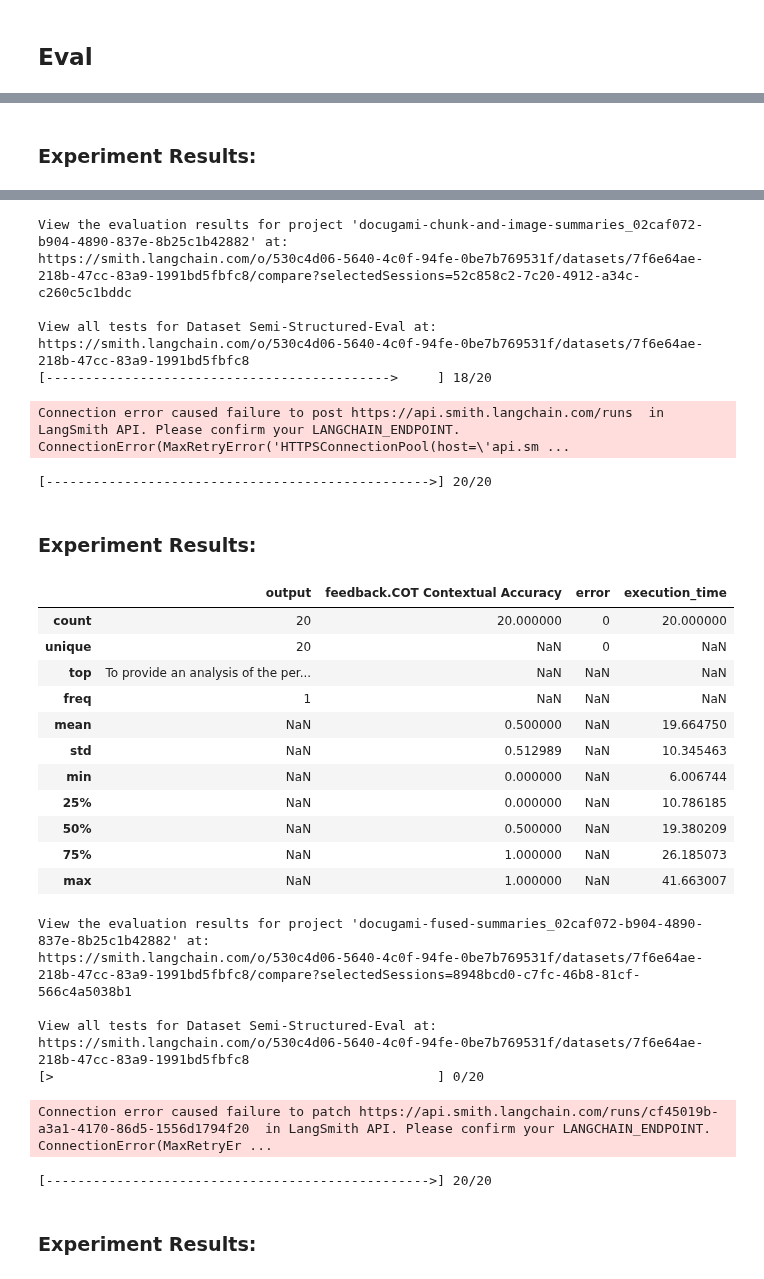
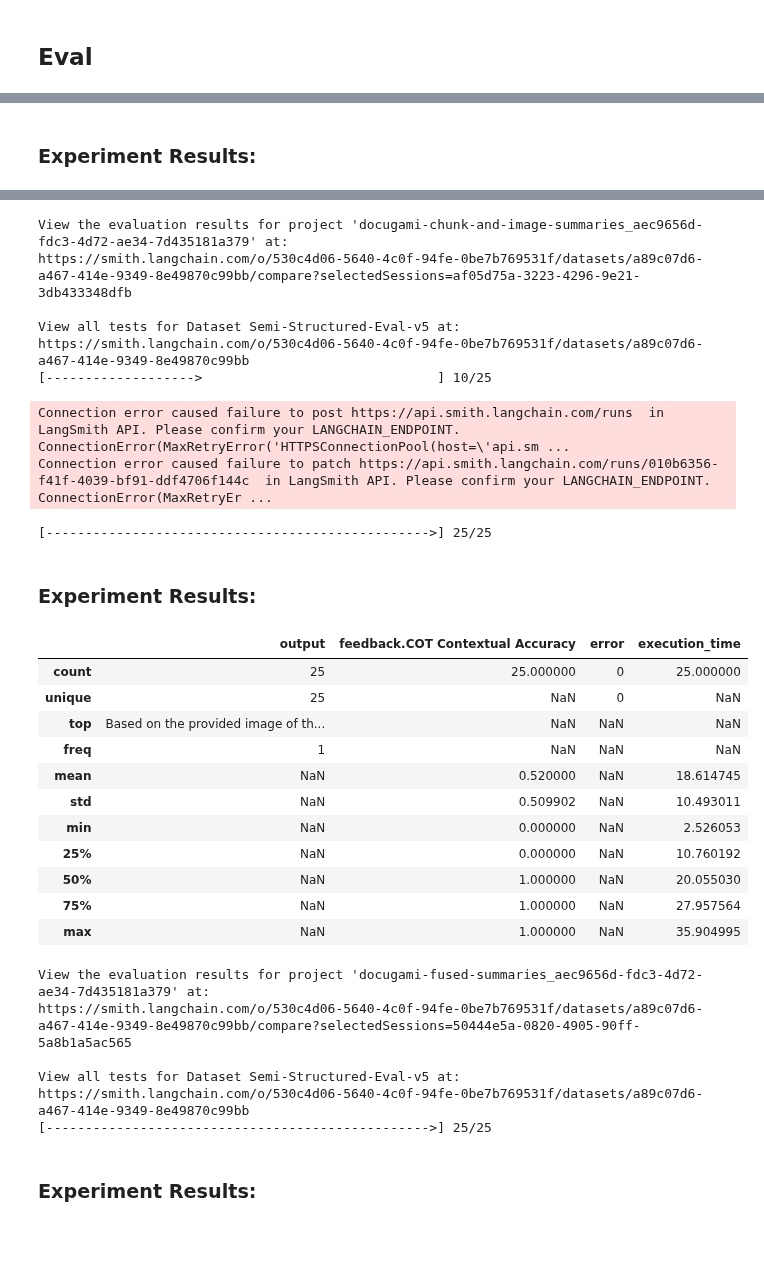
Before and after one commit to langchain-ai/langchain-benchmarks, a Jupyter notebook: docs/source/notebooks/retrieval/semi_structured_benchmarking/ss_eval_docugami.ipynb, the cells around one changed output, grey strips where cells are left out. Saved outputs shown, nothing was run; the diff lists cells and outputs as text; code cells hidden in the pictures; blank space fills up the shorter version.

Commit message:
Update for latest eval

```diff
--- a/docs/source/notebooks/retrieval/semi_structured_benchmarking/ss_eval_docugami.ipynb
+++ b/docs/source/notebooks/retrieval/semi_structured_benchmarking/ss_eval_docugami.ipynb
@@ -889,7 +882,7 @@ def run_eval(chain, eval_run_name):
     client = Client()
     test_run = client.run_on_dataset(
         ### TODO: Replace with public dataset
-        dataset_name="Semi-Structured-Eval",
+        dataset_name="Semi-Structured-Eval-v5",
         llm_or_chain_factory=lambda: (lambda x: x["question"]) | chain,
         evaluation=eval_config,
         verbose=True,
@@ -930,31 +923,30 @@ Experiment Results:
-View the evaluation results for project 'docugami-chunk-and-image-summaries_02caf072-b904-4890-837e-8b25c1b42882' at:
-https://smith.langchain.com/o/530c4d06-5640-4c0f-94fe-0be7b769531f/datasets/7f6e64ae-218b-47cc-83a9-1991bd5fbfc8/compare?selectedSessions=52c858c2-7c20-4912-a34c-c260c5c1bddc
+View the evaluation results for project 'docugami-chunk-and-image-summaries_aec9656d-fdc3-4d72-ae34-7d435181a379' at:
+https://smith.langchain.com/o/530c4d06-5640-4c0f-94fe-0be7b769531f/datasets/a89c07d6-a467-414e-9349-8e49870c99bb/compare?selectedSessions=af05d75a-3223-4296-9e21-3db433348dfb
 
-View all tests for Dataset Semi-Structured-Eval at:
-https://smith.langchain.com/o/530c4d06-5640-4c0f-94fe-0be7b769531f/datasets/7f6e64ae-218b-47cc-83a9-1991bd5fbfc8
-[-------------------------------------------->     ] 18/20
+View all tests for Dataset Semi-Structured-Eval-v5 at:
+https://smith.langchain.com/o/530c4d06-5640-4c0f-94fe-0be7b769531f/datasets/a89c07d6-a467-414e-9349-8e49870c99bb
+[------------------->                              ] 10/25
 Connection error caused failure to post https://api.smith.langchain.com/runs  in LangSmith API. Please confirm your LANGCHAIN_ENDPOINT. ConnectionError(MaxRetryError('HTTPSConnectionPool(host=\'api.sm ...
+Connection error caused failure to patch https://api.smith.langchain.com/runs/010b6356-f41f-4039-bf91-ddf4706f144c  in LangSmith API. Please confirm your LANGCHAIN_ENDPOINT. ConnectionError(MaxRetryEr ...
-[------------------------------------------------->] 20/20
+[------------------------------------------------->] 25/25
 Experiment Results:
 |  | output | feedback.COT Contextual Accuracy | error | execution_time |
-| count | 20 | 20.000000 | 0 | 20.000000 |
-| unique | 20 | NaN | 0 | NaN |
-| top | To provide an analysis of the per... | NaN | NaN | NaN |
+| count | 25 | 25.000000 | 0 | 25.000000 |
+| unique | 25 | NaN | 0 | NaN |
+| top | Based on the provided image of th... | NaN | NaN | NaN |
 | freq | 1 | NaN | NaN | NaN |
-| mean | NaN | 0.500000 | NaN | 19.664750 |
-| std | NaN | 0.512989 | NaN | 10.345463 |
-| min | NaN | 0.000000 | NaN | 6.006744 |
-| 25% | NaN | 0.000000 | NaN | 10.786185 |
-| 50% | NaN | 0.500000 | NaN | 19.380209 |
-| 75% | NaN | 1.000000 | NaN | 26.185073 |
-| max | NaN | 1.000000 | NaN | 41.663007 |
+| mean | NaN | 0.520000 | NaN | 18.614745 |
+| std | NaN | 0.509902 | NaN | 10.493011 |
+| min | NaN | 0.000000 | NaN | 2.526053 |
+| 25% | NaN | 0.000000 | NaN | 10.760192 |
+| 50% | NaN | 1.000000 | NaN | 20.055030 |
+| 75% | NaN | 1.000000 | NaN | 27.957564 |
+| max | NaN | 1.000000 | NaN | 35.904995 |
-View the evaluation results for project 'docugami-fused-summaries_02caf072-b904-4890-837e-8b25c1b42882' at:
-https://smith.langchain.com/o/530c4d06-5640-4c0f-94fe-0be7b769531f/datasets/7f6e64ae-218b-47cc-83a9-1991bd5fbfc8/compare?selectedSessions=8948bcd0-c7fc-46b8-81cf-566c4a5038b1
+View the evaluation results for project 'docugami-fused-summaries_aec9656d-fdc3-4d72-ae34-7d435181a379' at:
+https://smith.langchain.com/o/530c4d06-5640-4c0f-94fe-0be7b769531f/datasets/a89c07d6-a467-414e-9349-8e49870c99bb/compare?selectedSessions=50444e5a-0820-4905-90ff-5a8b1a5ac565
 
-View all tests for Dataset Semi-Structured-Eval at:
-https://smith.langchain.com/o/530c4d06-5640-4c0f-94fe-0be7b769531f/datasets/7f6e64ae-218b-47cc-83a9-1991bd5fbfc8
-[>                                                 ] 0/20
+View all tests for Dataset Semi-Structured-Eval-v5 at:
+https://smith.langchain.com/o/530c4d06-5640-4c0f-94fe-0be7b769531f/datasets/a89c07d6-a467-414e-9349-8e49870c99bb
+[------------------------------------------------->] 25/25
-Connection error caused failure to patch https://api.smith.langchain.com/runs/cf45019b-a3a1-4170-86d5-1556d1794f20  in LangSmith API. Please confirm your LANGCHAIN_ENDPOINT. ConnectionError(MaxRetryEr ...
-[------------------------------------------------->] 20/20
 Experiment Results:
 |  | output | feedback.COT Contextual Accuracy | error | execution_time |
```
Also changed, not shown: parts of 7 cells of this notebook, 3 other files.
